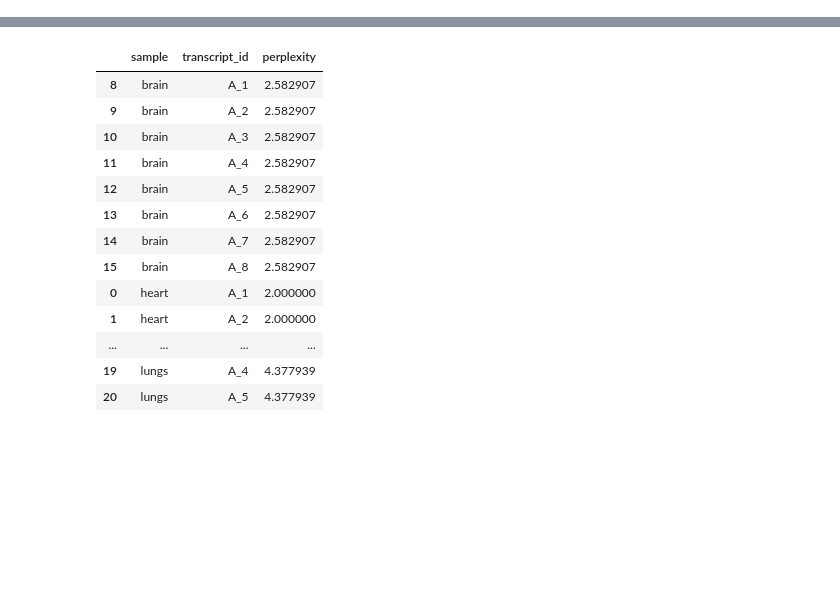
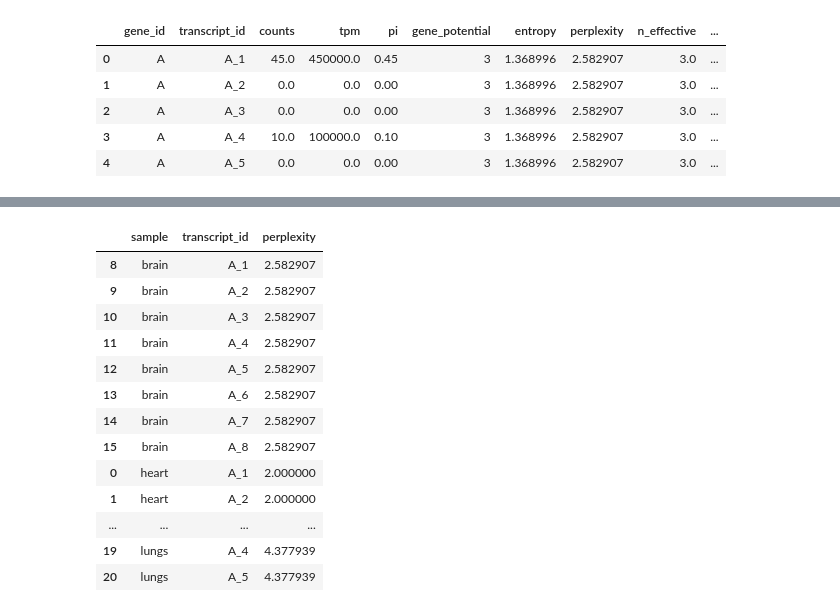
Before and after one commit to fairliereese/isoplex, a Jupyter notebook: dev.ipynb, the cells around one changed output, grey strips where cells are left out. Drawn from its saved outputs; the diff is of its cells as text; code cells hidden in the pictures; blank space fills up the shorter version.

```diff
--- a/dev.ipynb
+++ b/dev.ipynb
@@ -5,0 +27,11 @@ from src.iso_perplexity.utils import *
+# %%
+df = manuscript_sample_df()
+df = compute_multi_sample_isoform_metrics(df)
+df.head()
+# %% [output]
+|  | gene_id | transcript_id | counts | tpm | pi | gene_potential | entropy | perplexity | n_effective | ... |
+| 0 | A | A_1 | 45.0 | 450000.0 | 0.45 | 3 | 1.368996 | 2.582907 | 3.0 | ... |
+| 1 | A | A_2 | 0.0 | 0.0 | 0.00 | 3 | 1.368996 | 2.582907 | 3.0 | ... |
+| 2 | A | A_3 | 0.0 | 0.0 | 0.00 | 3 | 1.368996 | 2.582907 | 3.0 | ... |
+| 3 | A | A_4 | 10.0 | 100000.0 | 0.10 | 3 | 1.368996 | 2.582907 | 3.0 | ... |
+| 4 | A | A_5 | 0.0 | 0.0 | 0.00 | 3 | 1.368996 | 2.582907 | 3.0 | ... |
```
Also changed, not shown: parts of 5 cells of this notebook, 4 other files.
